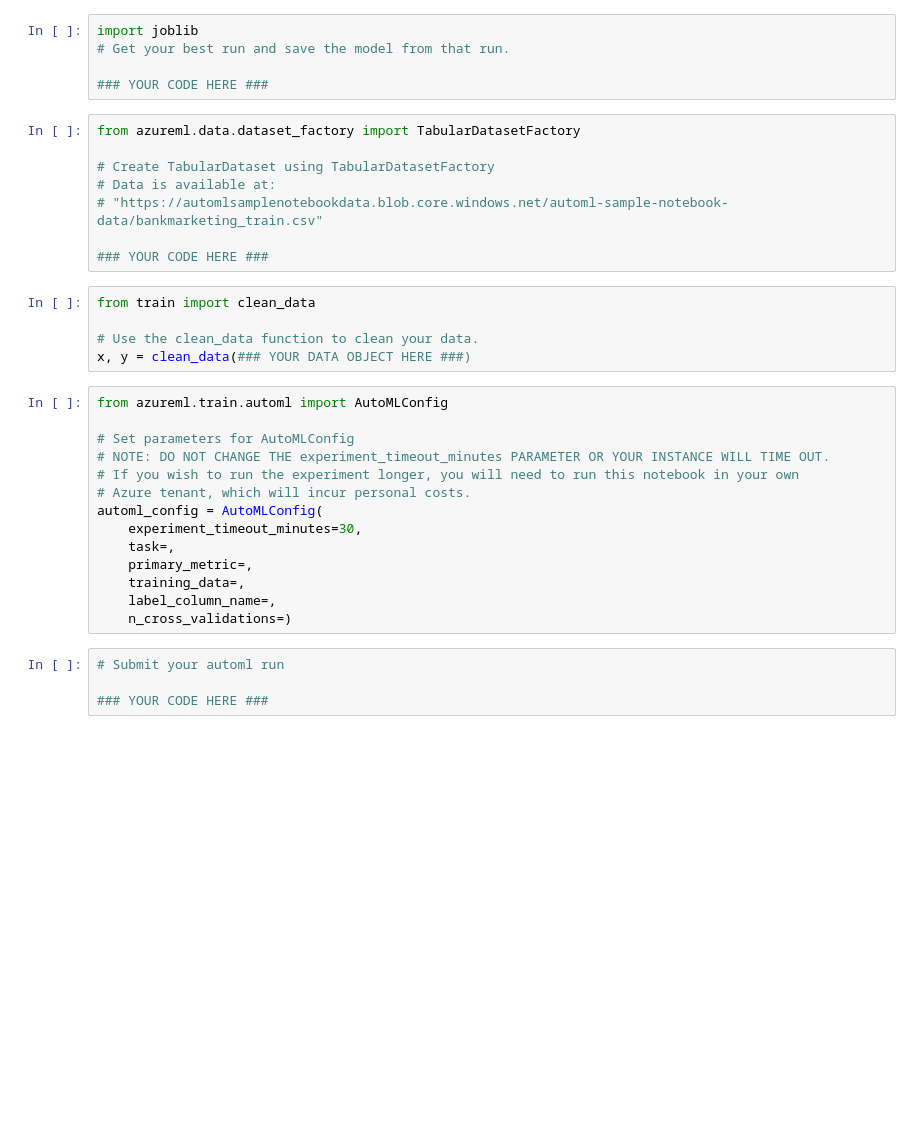
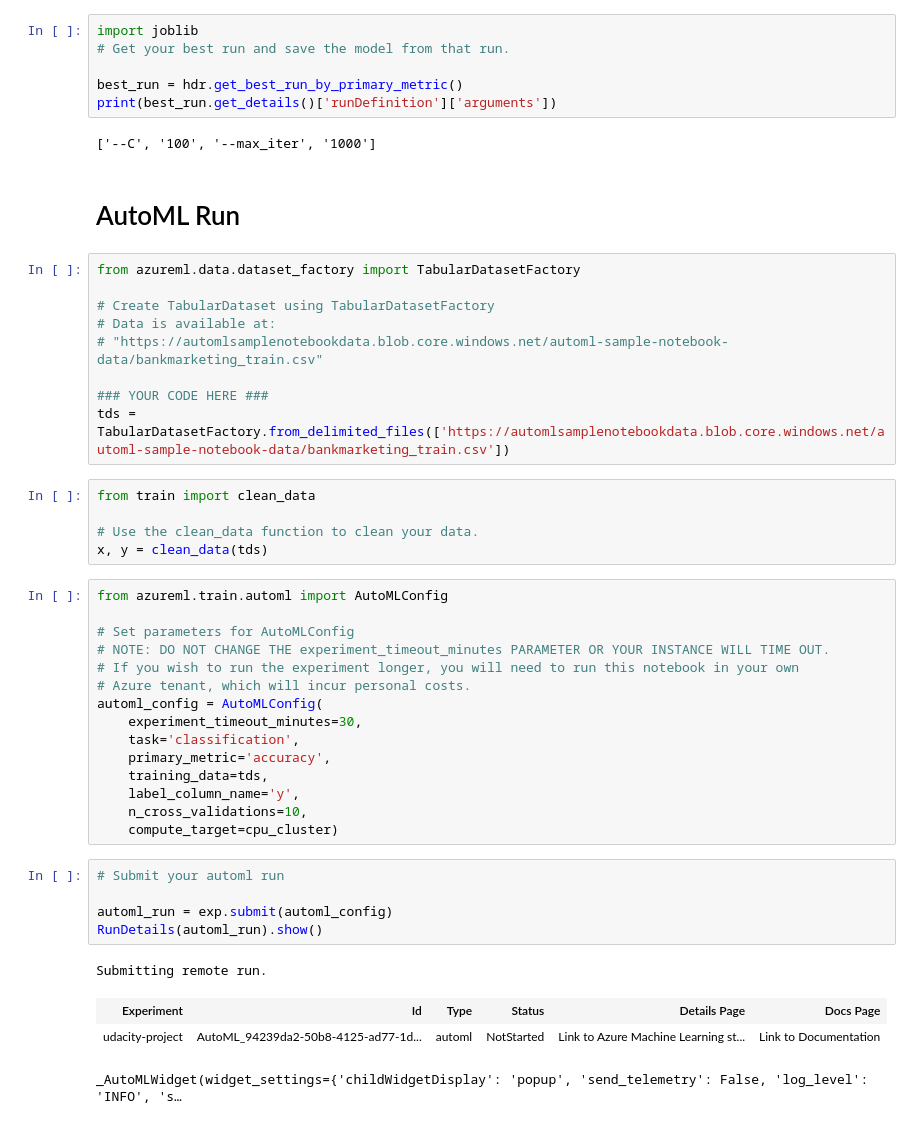
Before and after one commit to SmartMilk/nd00333_AZMLND_Optimizing_a_Pipeline_in_Azure-Starter_Files, a Jupyter notebook: udacity-project.ipynb, the cells around one changed output. Cells and saved outputs as stored; diff of their text form; blank space fills up the shorter version.

```diff
--- a/udacity-project.ipynb
+++ b/udacity-project.ipynb
@@ -100,7 +96,12 @@ If you cannot immediately regenerate your protos, some other possible workaround
 import joblib
 # Get your best run and save the model from that run.
 
-### YOUR CODE HERE ###
+best_run = hdr.get_best_run_by_primary_metric()
+print(best_run.get_details()['runDefinition']['arguments'])
+# %% [output]
+['--C', '100', '--max_iter', '1000']
+# %% [markdown]
+# AutoML Run
 # %%
 from azureml.data.dataset_factory import TabularDatasetFactory
 
@@ -109,11 +110,12 @@ from azureml.data.dataset_factory import TabularDatasetFactory
 # "https://automlsamplenotebookdata.blob.core.windows.net/automl-sample-notebook-data/bankmarketing_train.csv"
 
 ### YOUR CODE HERE ###
+tds = TabularDatasetFactory.from_delimited_files(['https://automlsamplenotebookdata.blob.core.windows.net/automl-sample-notebook-data/bankmarketing_train.csv'])
 # %%
 from train import clean_data
 
 # Use the clean_data function to clean your data.
-x, y = clean_data(### YOUR DATA OBJECT HERE ###)
+x, y = clean_data(tds)
 # %%
 from azureml.train.automl import AutoMLConfig
 
@@ -123,15 +125,22 @@ from azureml.train.automl import AutoMLConfig
 # Azure tenant, which will incur personal costs.
 automl_config = AutoMLConfig(
     experiment_timeout_minutes=30,
-    task=,
-    primary_metric=,
-    training_data=,
-    label_column_name=,
-    n_cross_validations=)
+    task='classification',
+    primary_metric='accuracy',
+    training_data=tds,
+    label_column_name='y',
+    n_cross_validations=10,
+    compute_target=cpu_cluster)
 # %%
 # Submit your automl run
 
-### YOUR CODE HERE ###
+automl_run = exp.submit(automl_config)
+RunDetails(automl_run).show()
+# %% [output]
+Submitting remote run.
+| Experiment | Id | Type | Status | Details Page | Docs Page |
+| udacity-project | AutoML_94239da2-50b8-4125-ad77-1d... | automl | NotStarted | Link to Azure Machine Learning st... | Link to Documentation |
+_AutoMLWidget(widget_settings={'childWidgetDisplay': 'popup', 'send_telemetry': False, 'log_level': 'INFO', 's…
 # %%
 # Retrieve and save your best automl model.
 
```
Also changed, not shown: parts of 7 cells of this notebook, 1 other file.
